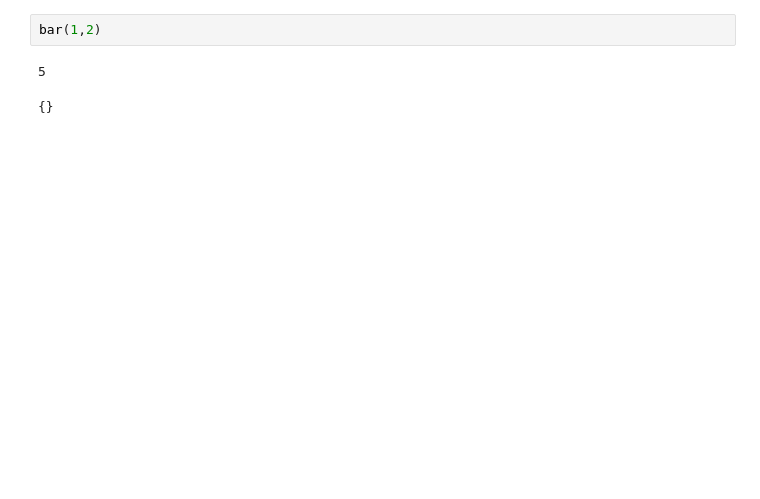
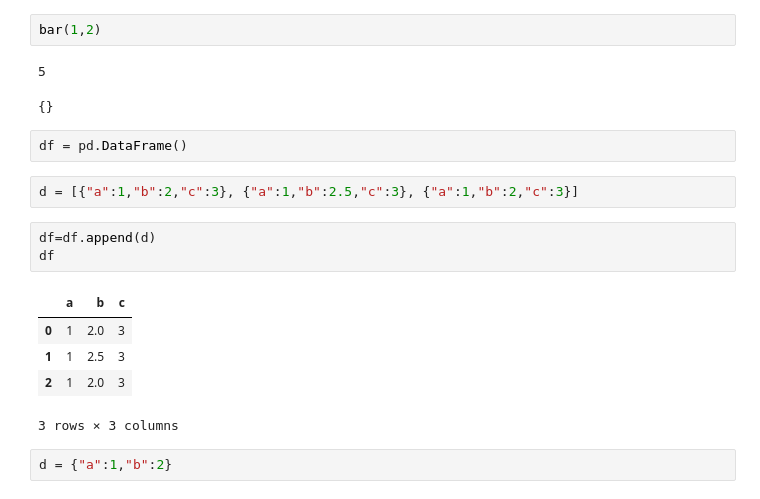
Before and after one commit to yoavram/ipython-notebooks, a Jupyter notebook: csv cache.ipynb, the cells around one changed output. Cells and saved outputs as stored; diff of their text form; blank space fills up the shorter version.

```diff
--- a/csv cache.ipynb
+++ b/csv cache.ipynb
@@ -76,3 +79,18 @@ bar(1,2)
 # %%
 # %% [output]
 {}
+# %%
+df = pd.DataFrame()
+# %%
+d = [{"a":1,"b":2,"c":3}, {"a":1,"b":2.5,"c":3}, {"a":1,"b":2,"c":3}]
+# %%
+df=df.append(d)
+df
+# %% [output]
+|  | a | b | c |
+| 0 | 1 | 2.0 | 3 |
+| 1 | 1 | 2.5 | 3 |
+| 2 | 1 | 2.0 | 3 |
+3 rows × 3 columns
+# %%
+d = {"a":1,"b":2}
```
Also changed, not shown: parts of 9 cells of this notebook, 3 other files.
